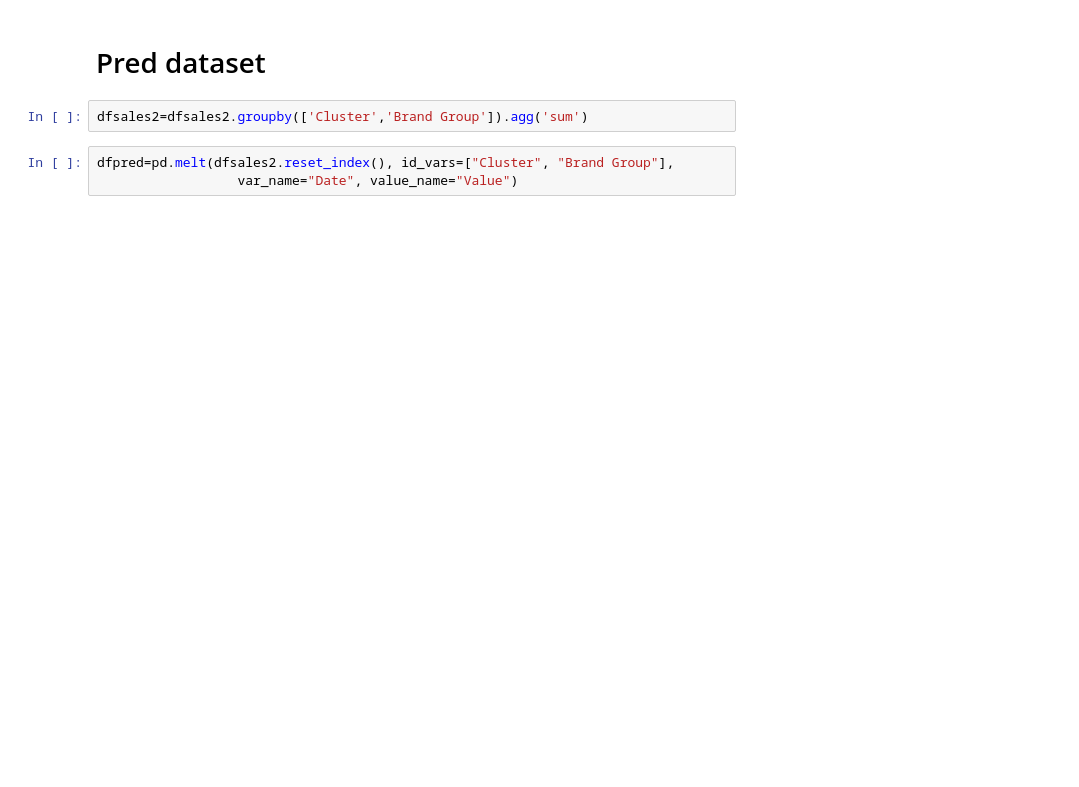
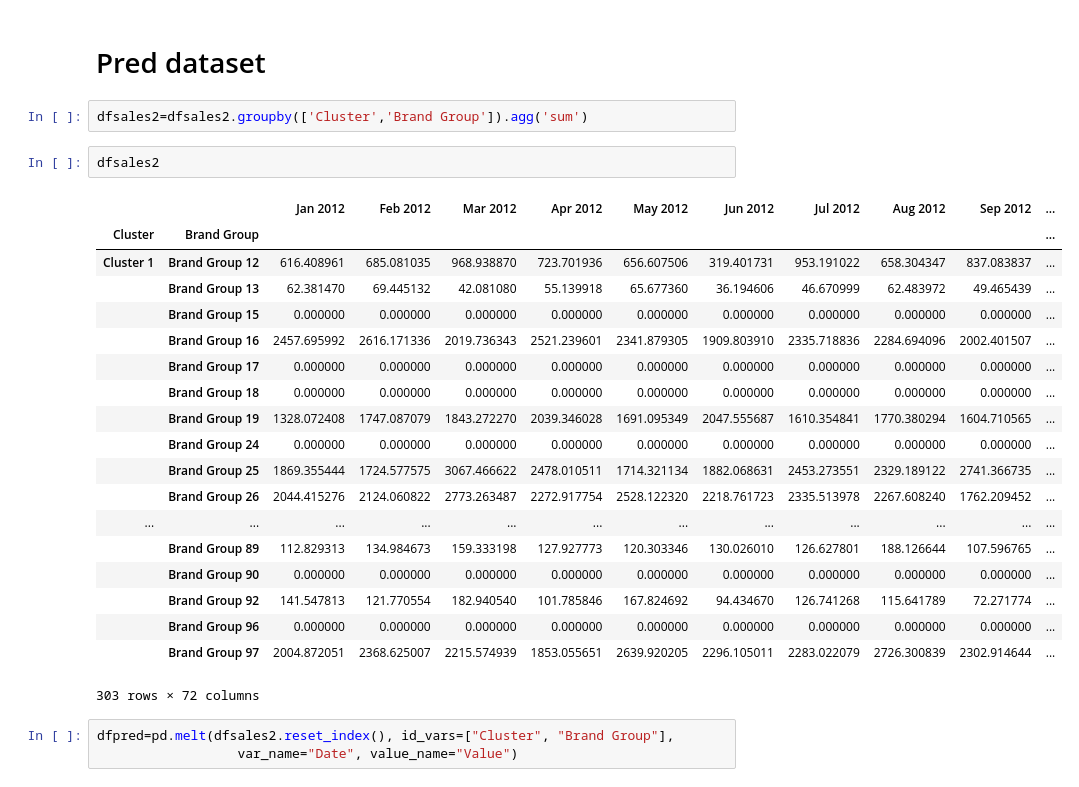
Before and after one commit to DaniSalva/team2vec-GoDatathon, a Jupyter notebook: godatathon_Sales2-Copy1.ipynb, the cells around one changed output. Cells and saved outputs as stored; diff of their text form; blank space fills up the shorter version.

```diff
--- a/godatathon_Sales2-Copy1.ipynb
+++ b/godatathon_Sales2-Copy1.ipynb
@@ -139,6 +265,28 @@ NameError: name 'XGBRegressor' is not defined
 # Pred dataset
 # %%
 dfsales2=dfsales2.groupby(['Cluster','Brand Group']).agg('sum')
+# %%
+dfsales2
+# %% [output]
+|  |  | Jan 2012 | Feb 2012 | Mar 2012 | Apr 2012 | May 2012 | Jun 2012 | Jul 2012 | Aug 2012 | Sep 2012 | ... |
+| Cluster | Brand Group |  |  |  |  |  |  |  |  |  | ... |
+| Cluster 1 | Brand Group 12 | 616.408961 | 685.081035 | 968.938870 | 723.701936 | 656.607506 | 319.401731 | 953.191022 | 658.304347 | 837.083837 | ... |
+|  | Brand Group 13 | 62.381470 | 69.445132 | 42.081080 | 55.139918 | 65.677360 | 36.194606 | 46.670999 | 62.483972 | 49.465439 | ... |
+|  | Brand Group 15 | 0.000000 | 0.000000 | 0.000000 | 0.000000 | 0.000000 | 0.000000 | 0.000000 | 0.000000 | 0.000000 | ... |
+|  | Brand Group 16 | 2457.695992 | 2616.171336 | 2019.736343 | 2521.239601 | 2341.879305 | 1909.803910 | 2335.718836 | 2284.694096 | 2002.401507 | ... |
+|  | Brand Group 17 | 0.000000 | 0.000000 | 0.000000 | 0.000000 | 0.000000 | 0.000000 | 0.000000 | 0.000000 | 0.000000 | ... |
+|  | Brand Group 18 | 0.000000 | 0.000000 | 0.000000 | 0.000000 | 0.000000 | 0.000000 | 0.000000 | 0.000000 | 0.000000 | ... |
+|  | Brand Group 19 | 1328.072408 | 1747.087079 | 1843.272270 | 2039.346028 | 1691.095349 | 2047.555687 | 1610.354841 | 1770.380294 | 1604.710565 | ... |
+|  | Brand Group 24 | 0.000000 | 0.000000 | 0.000000 | 0.000000 | 0.000000 | 0.000000 | 0.000000 | 0.000000 | 0.000000 | ... |
+|  | Brand Group 25 | 1869.355444 | 1724.577575 | 3067.466622 | 2478.010511 | 1714.321134 | 1882.068631 | 2453.273551 | 2329.189122 | 2741.366735 | ... |
+|  | Brand Group 26 | 2044.415276 | 2124.060822 | 2773.263487 | 2272.917754 | 2528.122320 | 2218.761723 | 2335.513978 | 2267.608240 | 1762.209452 | ... |
+| ... | ... | ... | ... | ... | ... | ... | ... | ... | ... | ... | ... |
+|  | Brand Group 89 | 112.829313 | 134.984673 | 159.333198 | 127.927773 | 120.303346 | 130.026010 | 126.627801 | 188.126644 | 107.596765 | ... |
+|  | Brand Group 90 | 0.000000 | 0.000000 | 0.000000 | 0.000000 | 0.000000 | 0.000000 | 0.000000 | 0.000000 | 0.000000 | ... |
+|  | Brand Group 92 | 141.547813 | 121.770554 | 182.940540 | 101.785846 | 167.824692 | 94.434670 | 126.741268 | 115.641789 | 72.271774 | ... |
+|  | Brand Group 96 | 0.000000 | 0.000000 | 0.000000 | 0.000000 | 0.000000 | 0.000000 | 0.000000 | 0.000000 | 0.000000 | ... |
+|  | Brand Group 97 | 2004.872051 | 2368.625007 | 2215.574939 | 1853.055651 | 2639.920205 | 2296.105011 | 2283.022079 | 2726.300839 | 2302.914644 | ... |
+303 rows × 72 columns
 # %%
 dfpred=pd.melt(dfsales2.reset_index(), id_vars=["Cluster", "Brand Group"],
                   var_name="Date", value_name="Value")
```
Also changed, not shown: parts of 42 cells of this notebook.
